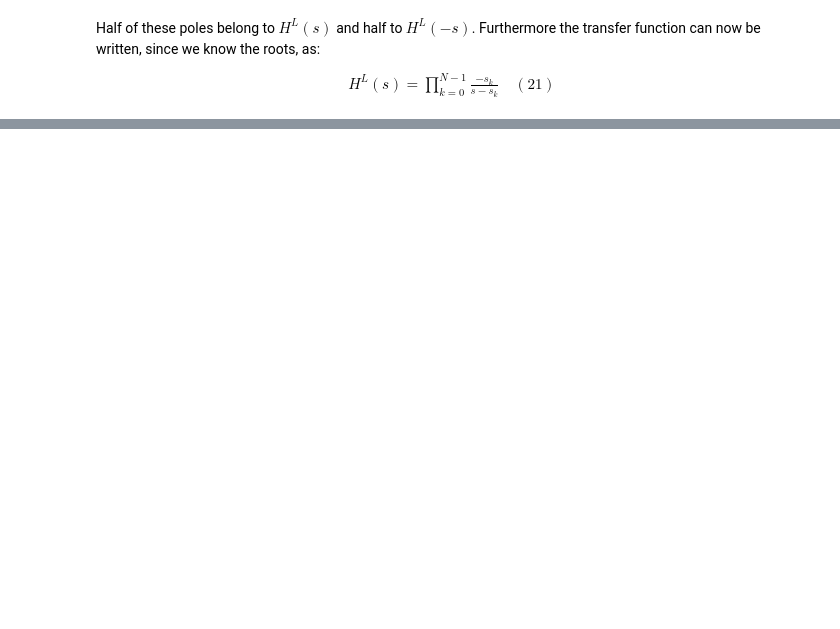
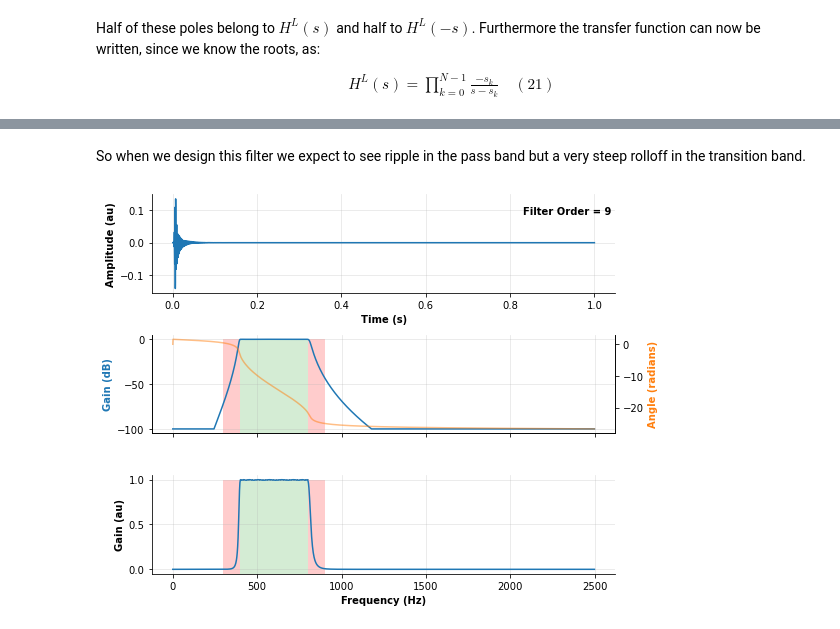
Before and after one commit to mscaudill/openseize, a Jupyter notebook: demos/filtering.ipynb, the cells around one changed output, grey strips where cells are left out. Cells and saved outputs as stored; diff of their text form; code cells hidden in the pictures; blank space fills up the shorter version.

```diff
--- a/demos/filtering.ipynb
+++ b/demos/filtering.ipynb
@@ -1016,0 +1169,7 @@ This can be z-transformed to give us H^z(Z) as well. Recall the z-transform is:
+# %% [markdown]
+So when we design this filter we expect to see ripple in the pass band but a very steep rolloff in the transition band.
+# %%
+cheby1 = iir.Cheby1(fpass=[400, 800], fstop=[300, 900], fs=5000, gpass=.05, gstop=40)
+cheby1.plot()
+# %% [output]
+[figure, added]
```
Also changed, not shown: parts of 49 cells of this notebook.
